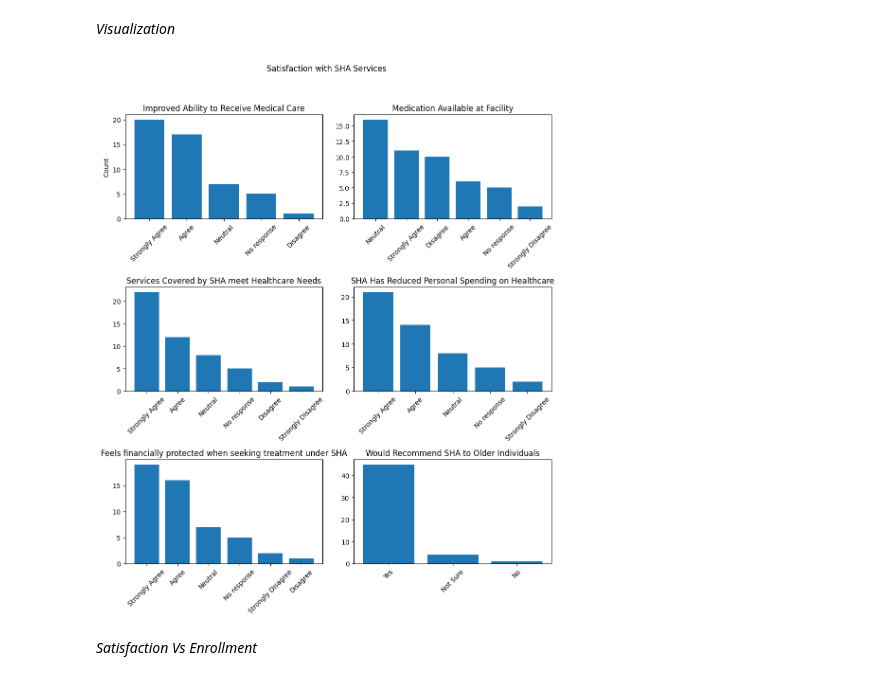
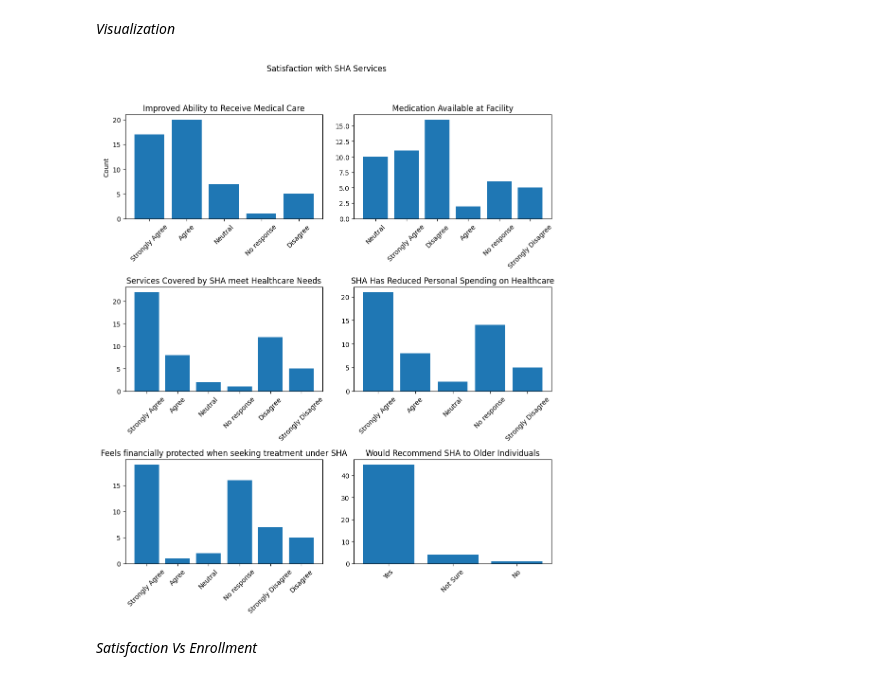
Before and after one commit to DennoCheru/Mosoriot, a Jupyter notebook: Mosoriot.ipynb, the cells around one changed output. Drawn from its saved outputs; the diff is of its cells as text; code cells hidden in the pictures.

Commit message:
Update graphs

```diff
--- a/Mosoriot.ipynb
+++ b/Mosoriot.ipynb
@@ -944,7 +944,7 @@ axes = axes.flatten()
 # SHA has improved my ability to receive medical care
 axes[0].bar(
     df_main['SHA has improved my ability to receive medical care'].value_counts().index,
-    df_main['SHA has improved my ability to receive medical care'].value_counts().values
+    df_main['SHA has improved my ability to receive medical care'].value_counts(sort=False).values
 )
 axes[0].set_title('Improved Ability to Receive Medical Care')
 axes[0].set_ylabel('Count')
@@ -953,7 +953,7 @@ axes[0].tick_params(axis='x', rotation=45)
 # Medicine availability
 axes[1].bar(
     df_main['Medicines are usually available when I visit the facility'].value_counts().index,
-    df_main['Medicines are usually available when I visit the facility'].value_counts().values
+    df_main['Medicines are usually available when I visit the facility'].value_counts(sort=False).values
 )
 axes[1].set_title('Medication Available at Facility')
 axes[1].tick_params(axis='x', rotation=45)
@@ -961,39 +961,39 @@ axes[1].tick_params(axis='x', rotation=45)
 # Services Cover Healthcare needs
 axes[2].bar(
     df_main['The services covered by SHA meet my healthcare needs'].value_counts().index,
-    df_main['The services covered by SHA meet my healthcare needs'].value_counts().values
+    df_main['The services covered by SHA meet my healthcare needs'].value_counts(sort=False).values
 )
 axes[2].set_title('Services Covered by SHA meet Healthcare Needs')
 axes[2].tick_params(axis='x', rotation=45)
 
 # SHA Has Reduced Personal Healthcare spending
 axes[3].bar(
     df_main['SHA has reduced my personal spending on SHA'].value_counts().index,
-    df_main['SHA has reduced my personal spending on SHA'].value_counts().values
+    df_main['SHA has reduced my personal spending on SHA'].value_counts(sort=False).values
 )
 axes[3].set_title('SHA Has Reduced Personal Spending on Healthcare')
 axes[3].tick_params(axis='x', rotation=45)
 
 # Financial Protection
 axes[4].bar(
     df_main['I feel financially protected when seeking treatment under SHA'].value_counts().index,
-    df_main['I feel financially protected when seeking treatment under SHA'].value_counts().values
+    df_main['I feel financially protected when seeking treatment under SHA'].value_counts(sort=False).values
 )
 axes[4].set_title('Feels financially protected when seeking treatment under SHA')
 axes[4].tick_params(axis='x', rotation=45)
 
 # Would you recommend SHA to older adults?
 axes[5].bar(
     df_main['Would you recommend SHA to older adults?'].value_counts().index,
-    df_main['Would you recommend SHA to older adults?'].value_counts().values
+    df_main['Would you recommend SHA to older adults?'].value_counts(sort=False).values
 )
 axes[5].set_title('Would Recommend SHA to Older Individuals')
 axes[5].tick_params(axis='x', rotation=45)
 
 plt.tight_layout(rect=[0, 0, 1, 0.95])
 plt.show()
 # %% [output]
-[figure, old version]
+[figure, new version]
 # %% [markdown]
 *Satisfaction Vs Enrollment*
 # %%
```
